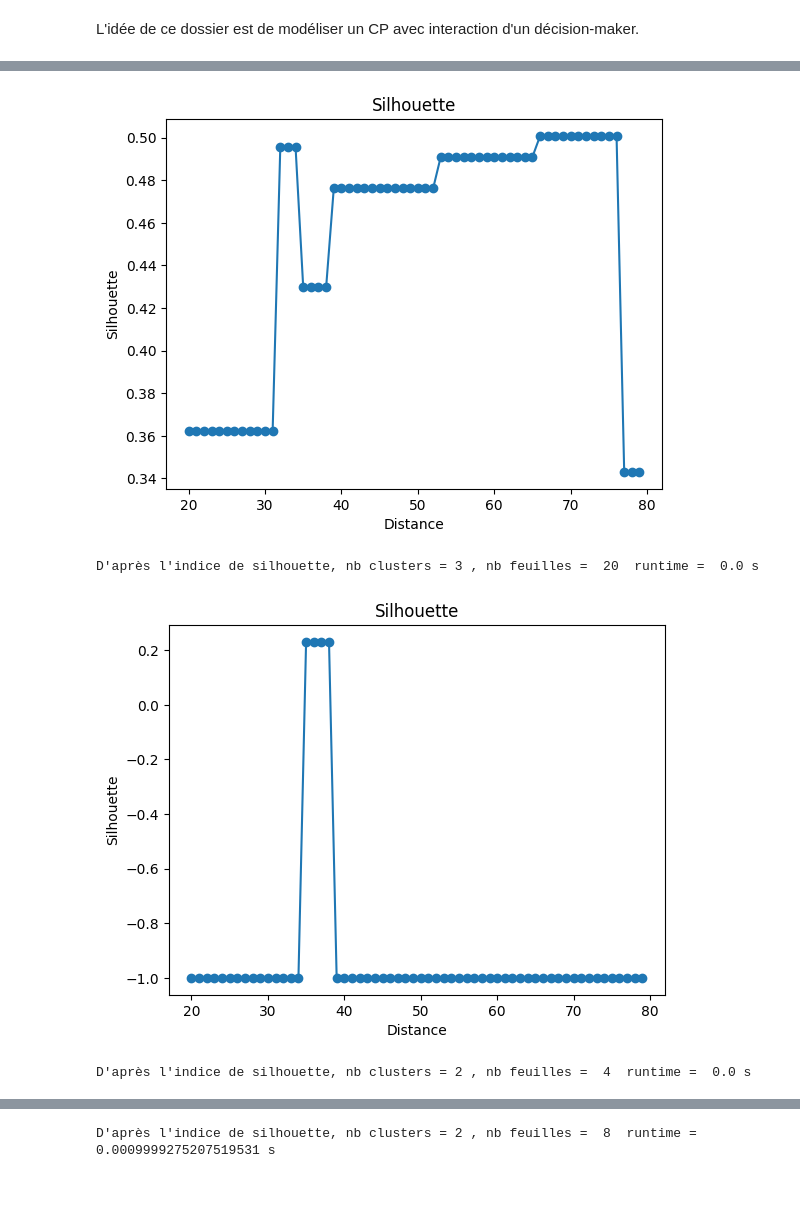
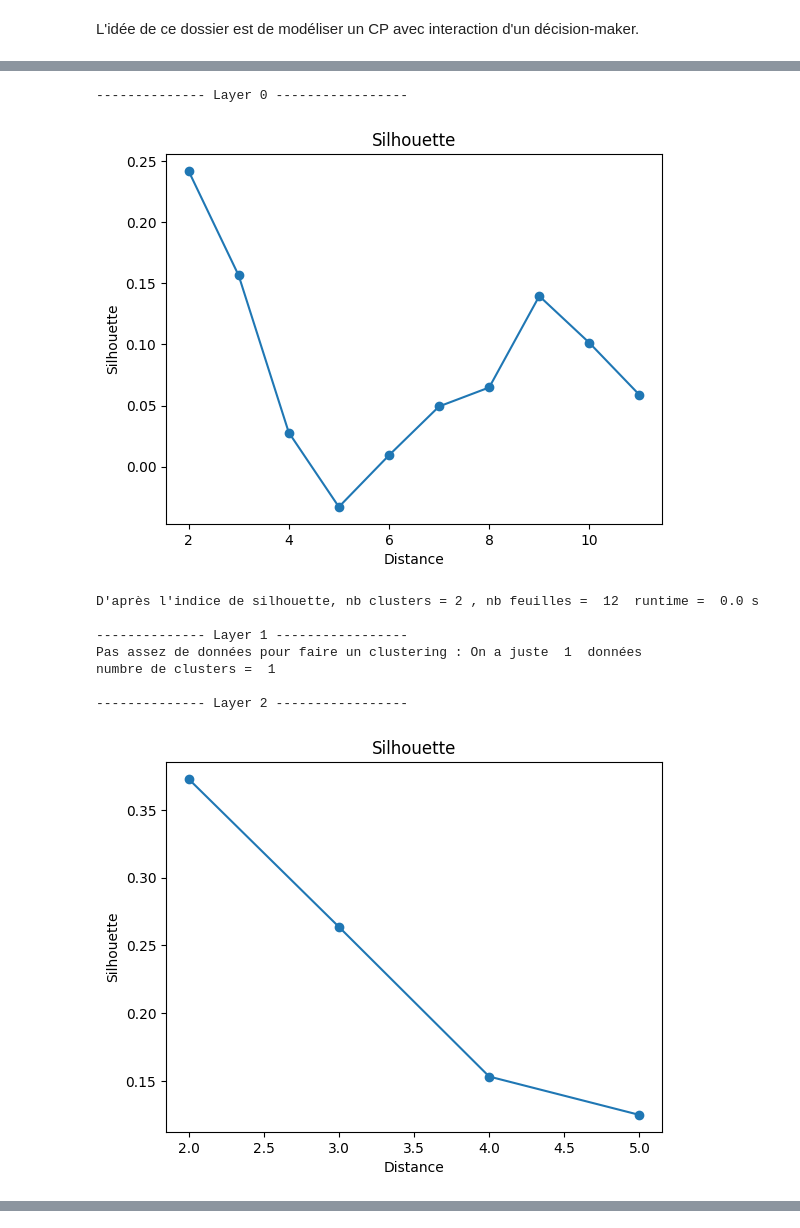
Before and after one commit to BryanBradfo/laas-mission, a Jupyter notebook: MainProgram_nb.ipynb, the cells around one changed output, grey strips where cells are left out. Cells and saved outputs as stored; diff of their text form; code cells hidden in the pictures; blank space fills up the shorter version.

```diff
--- a/MainProgram_nb.ipynb
+++ b/MainProgram_nb.ipynb
@@ -74,8 +74,8 @@ msol, nb_solution, runtime = solver.solve(model, k, n, m, T_machine, optimalval)
 
 # ------------ Display the result
 
-for sol in msol:
-    sol.write()
+# for sol in msol:
+#     sol.write()
 print("Model solved !")
 
 
@@ -289,12 +294,31 @@ Clustering ...
 # %%
-for data in layers:
-       list, k_max, leaves_max, runtime = cl.silhouette(data, 20, 80)
+nb_clusters = []
 
-       # print(len(data))
-       print("D'après l'indice de silhouette, nb clusters =", k_max ,", nb feuilles = ", leaves_max ,
+for i in range(len(layers)):
+    data = layers[i]
+    print("-------------- Layer", i, "-----------------")
+    # print(len(data))
+
+    if len(data) > 2:
+        list, k_max, leaves_max, runtime = cl.silhouette(data)
+        nb_clusters.append(k_max)
+
+        # print(len(data))
+        print("D'après l'indice de silhouette, nb clusters =", k_max ,", nb feuilles = ", leaves_max ,
               " runtime = ", runtime ,"s \n")
+
+    else:
+        print("Pas assez de données pour faire un clustering : On a juste ", len(data), " données")
+        print("numbre de clusters = ", len(data),"\n")
+        nb_clusters.append(len(data))
 # %% [output]
+-------------- Layer 0 -----------------
-[figure, old version]
+[figure, new version]
-D'après l'indice de silhouette, nb clusters = 3 , nb feuilles =  20  runtime =  0.0 s
+D'après l'indice de silhouette, nb clusters = 2 , nb feuilles =  12  runtime =  0.0 s
+
+-------------- Layer 1 -----------------
+Pas assez de données pour faire un clustering : On a juste  1  données
+numbre de clusters =  1
+
+-------------- Layer 2 -----------------
-[figure, old version]
+[figure, new version]
-D'après l'indice de silhouette, nb clusters = 2 , nb feuilles =  4  runtime =  0.0 s
@@ -302 +342,0 @@ D'après l'indice de silhouette, nb clusters = 2 , nb feuilles =  4  runtime =
-D'après l'indice de silhouette, nb clusters = 2 , nb feuilles =  8  runtime =  0.0009999275207519531 s
```
Also changed, not shown: parts of 6 cells of this notebook, 2 other files.
